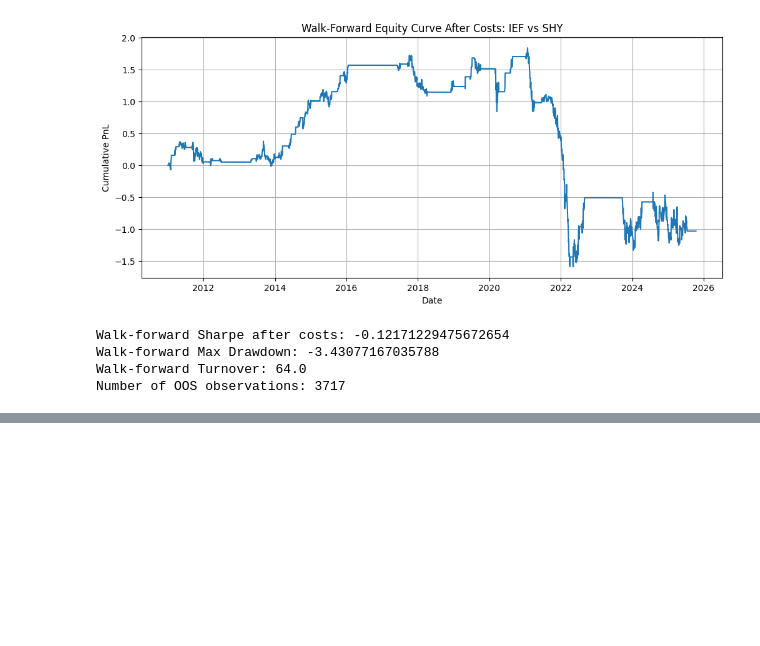
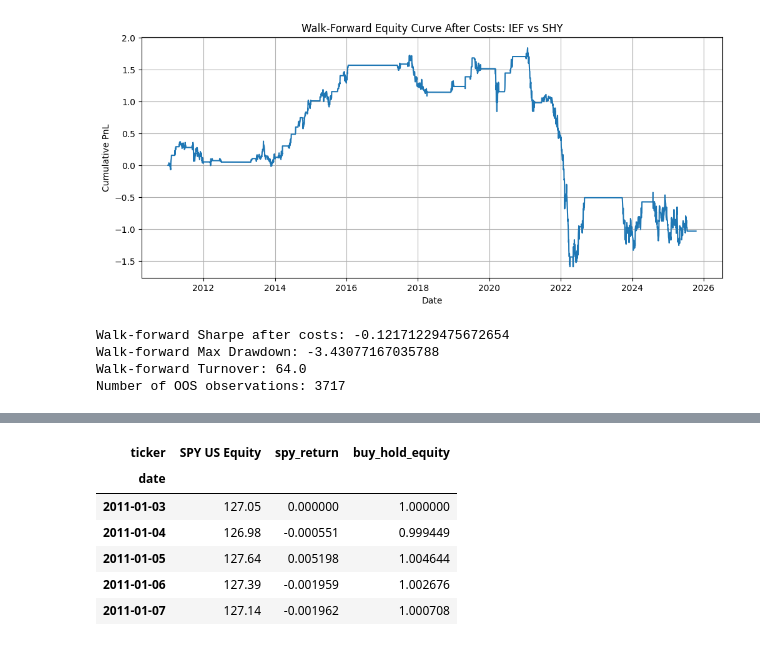
Before and after one commit to jen-dan/pairs-trading, a Jupyter notebook: notebooks/01_data_cleaning.ipynb, the cells around one changed output, grey strips where cells are left out. Saved outputs shown, nothing was run; the diff lists cells and outputs as text; code cells hidden in the pictures; blank space fills up the shorter version.

```diff
--- a/notebooks/01_data_cleaning.ipynb
+++ b/notebooks/01_data_cleaning.ipynb
@@ -881,0 +916,16 @@ Number of OOS observations: 3717
+# %%
+spy_prices = all_prices[["SPY US Equity"]].dropna().copy()
+spy_prices = spy_prices.loc[wf_df.index.min():wf_df.index.max()].copy()
+
+spy_prices["spy_return"] = spy_prices["SPY US Equity"].pct_change().fillna(0)
+spy_prices["buy_hold_equity"] = (1 + spy_prices["spy_return"]).cumprod()
+
+spy_prices.head()
+# %% [output]
+| ticker | SPY US Equity | spy_return | buy_hold_equity |
+| date |  |  |  |
+| 2011-01-03 | 127.05 | 0.000000 | 1.000000 |
+| 2011-01-04 | 126.98 | -0.000551 | 0.999449 |
+| 2011-01-05 | 127.64 | 0.005198 | 1.004644 |
+| 2011-01-06 | 127.39 | -0.001959 | 1.002676 |
+| 2011-01-07 | 127.14 | -0.001962 | 1.000708 |
```
Also changed, not shown: parts of 10 cells of this notebook.
